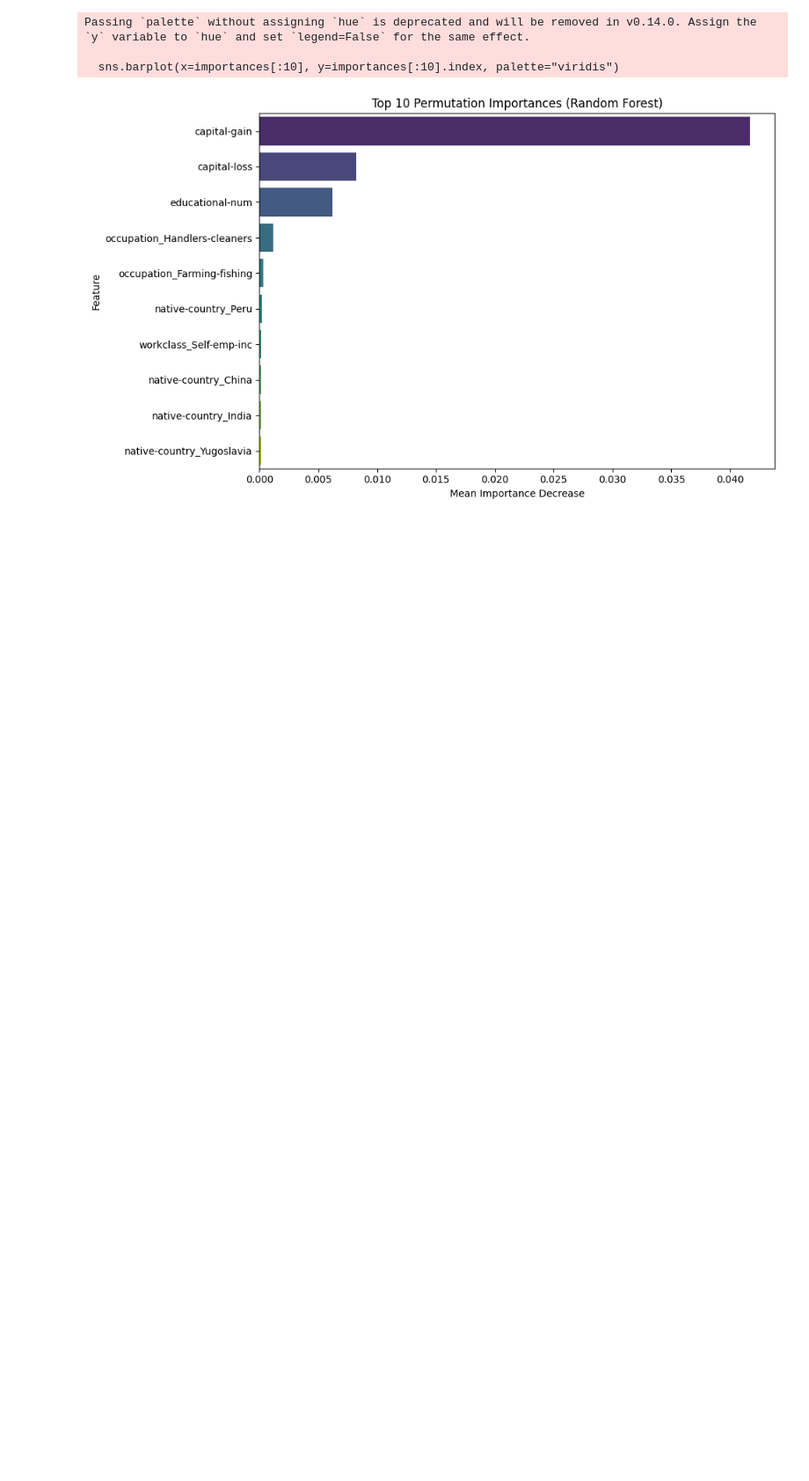
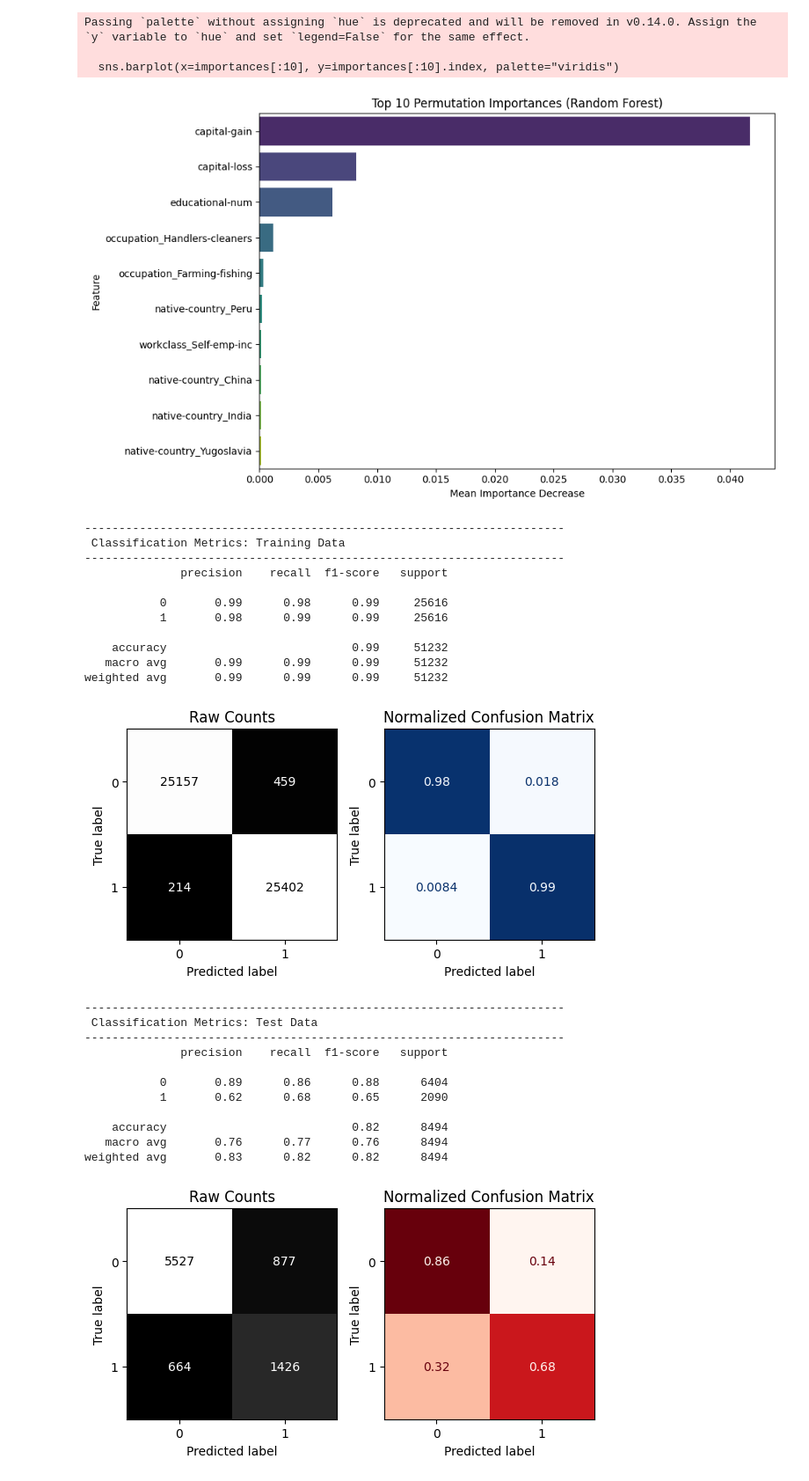
Before and after one commit to MohamedMadhoun/AdultIncomeClassificationProject, a Jupyter notebook: Adult_Income_Classification_Project.ipynb, the cells around one changed output. Shown at 88% size. Cells and saved outputs as stored; diff of their text form; code cells hidden in the pictures; blank space fills up the shorter version.

```diff
--- a/Adult_Income_Classification_Project.ipynb
+++ b/Adult_Income_Classification_Project.ipynb
@@ -557,3 +557,52 @@ Passing `palette` without assigning `hue` is deprecated and will be removed in v
 
   sns.barplot(x=importances[:10], y=importances[:10].index, palette="viridis")
 [figure]
+# %%
+from sklearn.decomposition import PCA
+import numpy as np
+
+pca = PCA(n_components=3, random_state=42)
+X_train_pca = pca.fit_transform(X_train_prep)
+X_test_pca = pca.transform(X_test_prep)
+
+X_train_combined = np.hstack([X_train_prep, X_train_pca])
+X_test_combined = np.hstack([X_test_prep, X_test_pca])
+# %%
+from sklearn.feature_selection import SelectFromModel
+
+selector = SelectFromModel(RandomForestClassifier(random_state=42), threshold="median")
+X_train_selected = selector.fit_transform(X_train_combined, y_train)
+X_test_selected = selector.transform(X_test_combined)
+# %%
+smote = SMOTE(random_state=42)
+X_train_selected_res, y_train_selected_res = smote.fit_resample(X_train_selected, y_train)
+# %%
+rf_selected = RandomForestClassifier(random_state=42)
+rf_selected.fit(X_train_selected_res, y_train_selected_res)
+
+evaluate_classification(rf_selected, X_train_selected_res, y_train_selected_res, X_test_selected, y_test)
+# %% [output]
+----------------------------------------------------------------------
+ Classification Metrics: Training Data
+----------------------------------------------------------------------
+              precision    recall  f1-score   support
+
+           0       0.99      0.98      0.99     25616
+           1       0.98      0.99      0.99     25616
+
+    accuracy                           0.99     51232
+   macro avg       0.99      0.99      0.99     51232
+weighted avg       0.99      0.99      0.99     51232
+[figure, added]
+----------------------------------------------------------------------
+ Classification Metrics: Test Data
+----------------------------------------------------------------------
+              precision    recall  f1-score   support
+
+           0       0.89      0.86      0.88      6404
+           1       0.62      0.68      0.65      2090
+
+    accuracy                           0.82      8494
+   macro avg       0.76      0.77      0.76      8494
+weighted avg       0.83      0.82      0.82      8494
+[figure, added]
```
Also changed, not shown: parts of 1 cell of this notebook.
